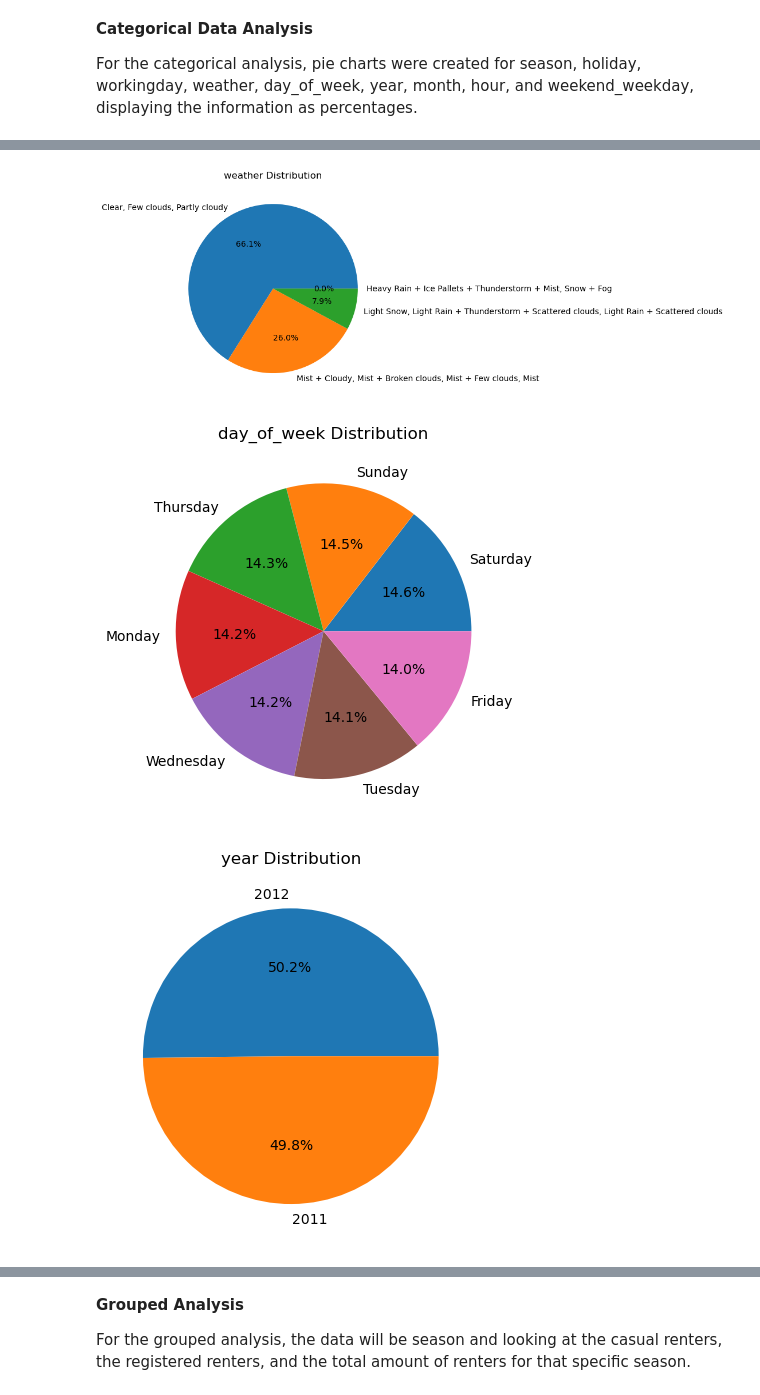
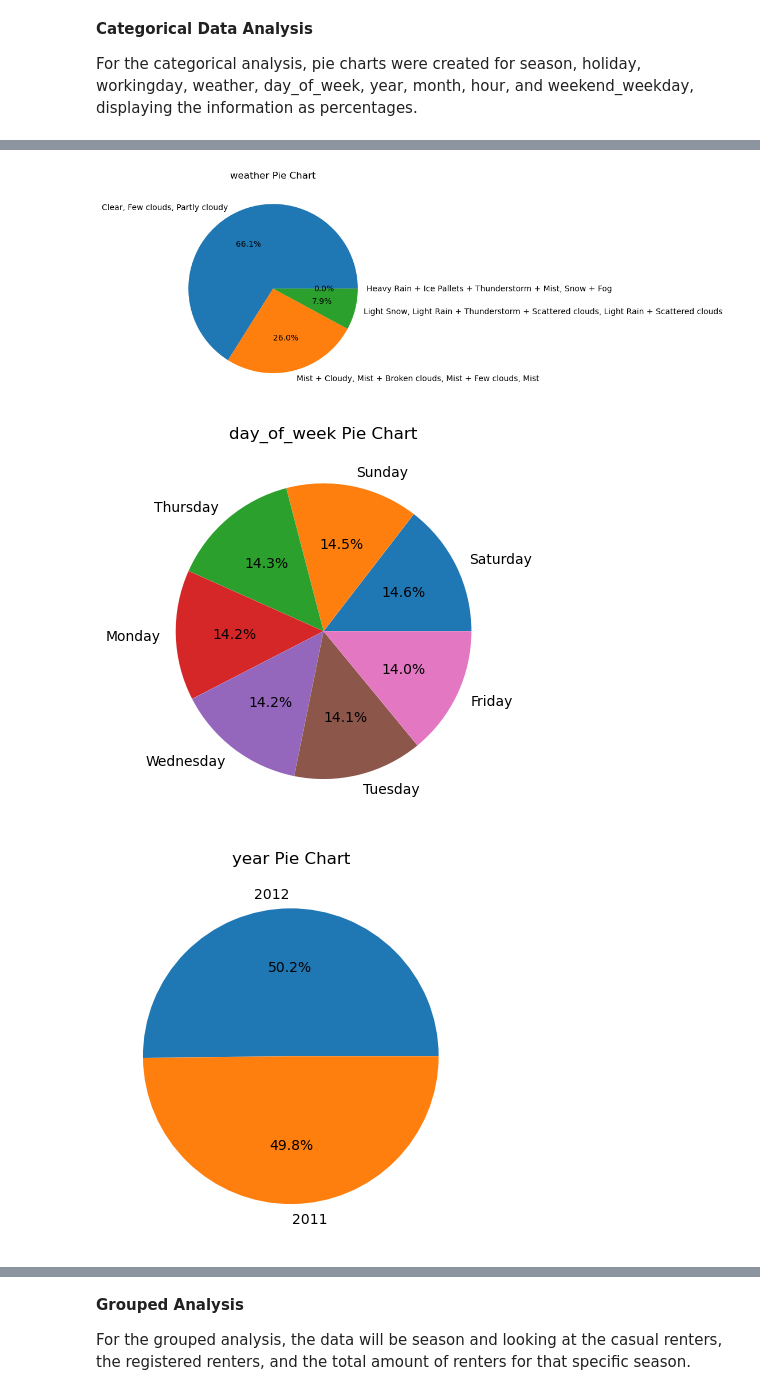
Before and after one commit to keshleem/final_project, a Jupyter notebook: klmartin_dx602_final.ipynb, the cells around one changed output, grey strips where cells are left out. Saved outputs shown, nothing was run; the diff lists cells and outputs as text; code cells hidden in the pictures.

```diff
--- a/klmartin_dx602_final.ipynb
+++ b/klmartin_dx602_final.ipynb
@@ -438,20 +438,3 @@ for column in columns_numerical:
 5. The non-registered (casual) users distribution is right-skewed, with most records having a number below 50 of non-registered riders. Looking at the histogram, there are some visible outliers.
 6. The registered users distribution is also right-skewed, with most records having below 200 of reigistered riders. Looking at the histogram, there are some visible outliers.
 7. The total bike rental count (count) distribution is right-skewed, showing that high rental days aren't as common. Looking at the histogram, there are some visible outliers.
-# %%
-# created a list for all of the numerical columns for the outlier columns
-columns_numerical = [
-  "windspeed",
-  "casual",
-  "registered",
-  "count"
-]
-
-# for loop to plot each of the column histograms to analyze its distribution
-for column in columns_numerical:
-  plt.boxplot(bikes[column])
-  plt.title(f"{column} Boxplot")
-  plt.xlabel(f"{column}")
-  plt.ylabel("Value")
-  plt.xticks([])
-  plt.show()
@@ -483,7 +459,7 @@ columns_categorical = [
 # for loop to display all pie charts for all of the categorical columns
 for column in columns_categorical:
   bikes[column].value_counts().plot(kind="pie", autopct="%1.1f%%")
-  plt.title(f"{column} Distribution")
+  plt.title(f"{column} Pie Chart")
   plt.ylabel("")
   plt.show()
 # %% [output]
@@ -493,3 +469,3 @@ for column in columns_categorical:
 [figure]
-[figure, old version]
+[figure, new version]
-[figure, old version]
+[figure, new version]
```
Also changed, not shown: parts of 18 cells of this notebook.
